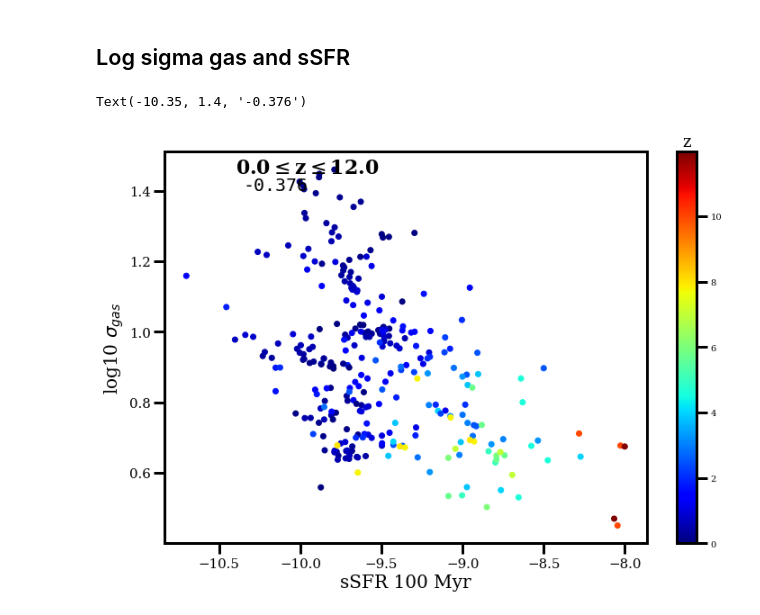
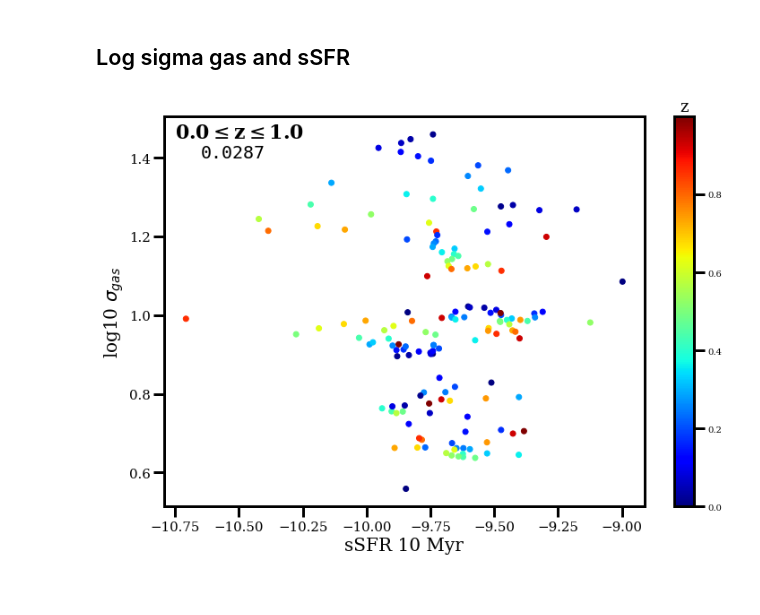
Before and after one commit to JosephWick/H1-merian, a Jupyter notebook: notebooks/BreathingPlots.ipynb, the cells around one changed output. Drawn from its saved outputs; the diff is of its cells as text; code cells hidden in the pictures; blank space fills up the shorter version.

```diff
--- a/notebooks/BreathingPlots.ipynb
+++ b/notebooks/BreathingPlots.ipynb
@@ -389,9 +389,9 @@ plt.savefig('../figures/breathingScatterLines/r'+str(gal)+'.png')
 ## Log sigma gas and sSFR
 # %%
 zmin = 0.0
-zmax = 12.0
+zmax = 1.0
 
-ssfrmin = -13
+ssfrmin = -12
 ssfrmax = -8
 
 fig = plt.figure(facecolor='w', figsize=(12,8))
@@ -400,58 +400,50 @@ plt.tick_params(axis='both', which='major', labelsize=15)
 
 # get data
 sigGas = []
-ssfr_10 = []
-ssfr_100 = []
+ssfr = []
 zall = []
 for idx,gal in enumerate(cdmgals):
     if idx==1: continue
 
     data = pd.read_csv(datapath+'r'+str(gal)+'_qtys.txt')
 
-    x = data['sigma_gas'][data['z'] <= zmax].to_numpy()
-    y1 = data['sSFR_10'][data['z'] <= zmax].to_numpy()
-    y2 = data['sSFR_100'][data['z'] <= zmax].to_numpy()
+    x = data['sSFR_10'][data['z'] <= zmax].to_numpy()
+    y = data['sigma_gas'][data['z'] <= zmax].to_numpy()
     c = data['z'][data['z'] <= zmax].to_numpy()
 
     x = x[c>=zmin]
-    y1 = y1[c>=zmin]
-    y2 = y2[c>=zmin]
+    y = y[c>=zmin]
     c = c[c>=zmin]
 
-    x = x[y2>=ssfrmin]
-    y1 = y1[y2>=ssfrmin]
-    c = c[y2>=ssfrmin]
-    y2 = y2[y2>=ssfrmin]
+    c = c[x>=ssfrmin]
+    y = y[x>=ssfrmin]
+    x = x[x>=ssfrmin]
 
-    x = x[y2<=ssfrmax]
-    y1 = y1[y2<=ssfrmax]
-    c = c[y2<=ssfrmax]
-    y2 = y2[y2<=ssfrmax]
+    c = c[x<=ssfrmax]
+    y = y[x<=ssfrmax]
+    x = x[x<=ssfrmax]
 
     for i,_ in enumerate(x):
-        sigGas.append(x[i])
-        ssfr_10.append(y1[i])
-        ssfr_100.append(y2[i])
+        ssfr.append(x[i])
+        sigGas.append(y[i])
         zall.append(c[i])
 
-rs = ss.spearmanr(ssfr_100,np.log10(sigGas))[0]
+rs = ss.spearmanr(ssfr,np.log10(sigGas))[0]
 
 # scatter
-#plt.scatter(ssfr_10, np.log10(sigGas), c=zall, cmap='jet')
-plt.scatter(ssfr_100, np.log10(sigGas), c=zall, cmap='jet')
+plt.scatter(ssfr, np.log10(sigGas), c=zall, cmap='jet')
 
-plt.xlabel('sSFR 100 Myr', fontsize=20)
+plt.xlabel('sSFR 10 Myr', fontsize=20)
 plt.ylabel(r'log10 $\sigma_{gas}$', fontsize=20)
 
 #plt.xlim([-11,-7.5])
 
 clb = plt.colorbar()
 clb.ax.set_title('z', fontsize=18)
 
-plt.text(x=-10.4, y=1.45, s=str(zmin)+r'$\leq$z$\leq$'+str(zmax), fontsize=22, weight='bold')
-plt.text(x=-10.35,y=1.4, s=str(rs)[:6], fontsize=20, fontfamily='monospace')
+plt.text(x=-10.75, y=1.45, s=str(zmin)+r'$\leq$z$\leq$'+str(zmax), fontsize=22, weight='bold')
+plt.text(x=-10.65, y=1.4, s=str(rs)[:6], fontsize=20, fontfamily='monospace')
 
-#plt.savefig('../figures/ssfrSigGas/z0.0-1.0.png')
+plt.savefig('../figures/ssfrSigGas/z0.0-1.0.png')
 # %% [output]
-Text(-10.35, 1.4, '-0.376')
-[figure, old version]
+[figure, new version]
```
Also changed, not shown: 4 other files.
